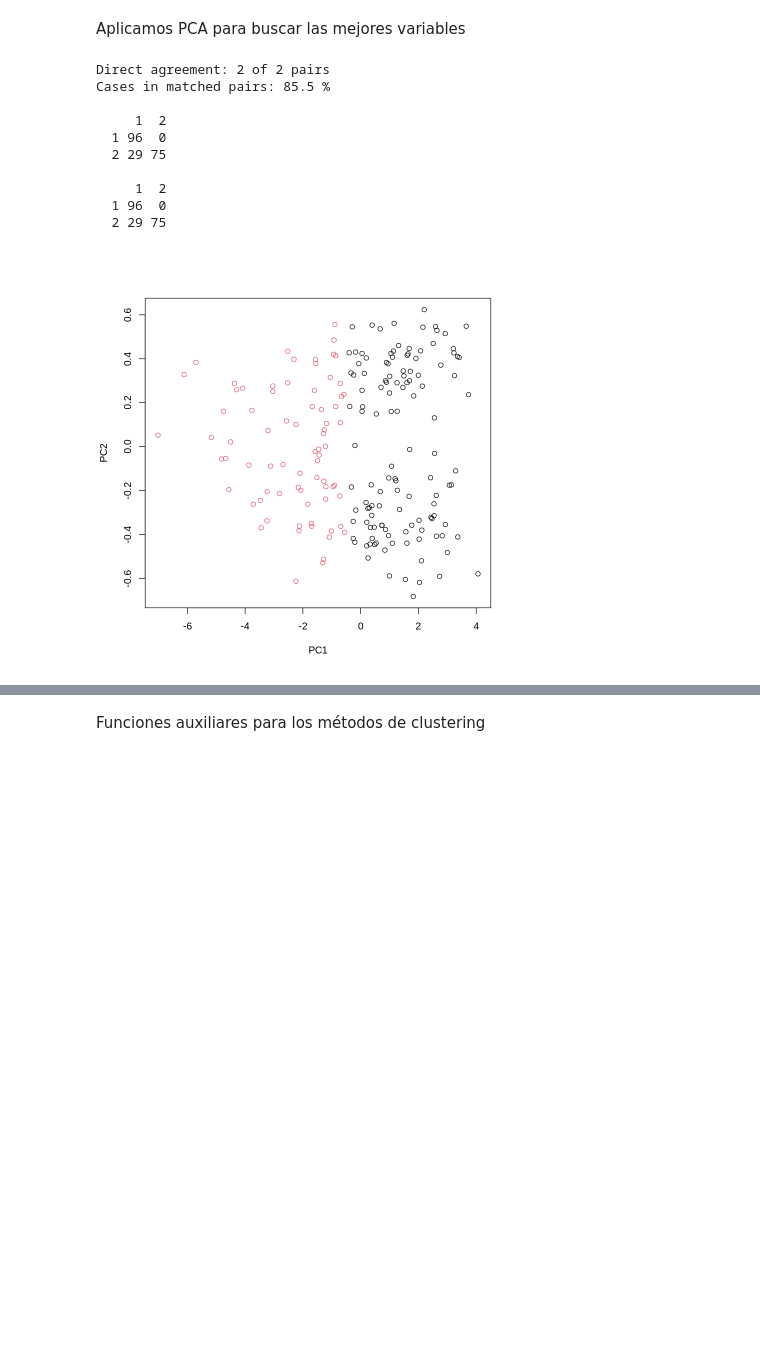
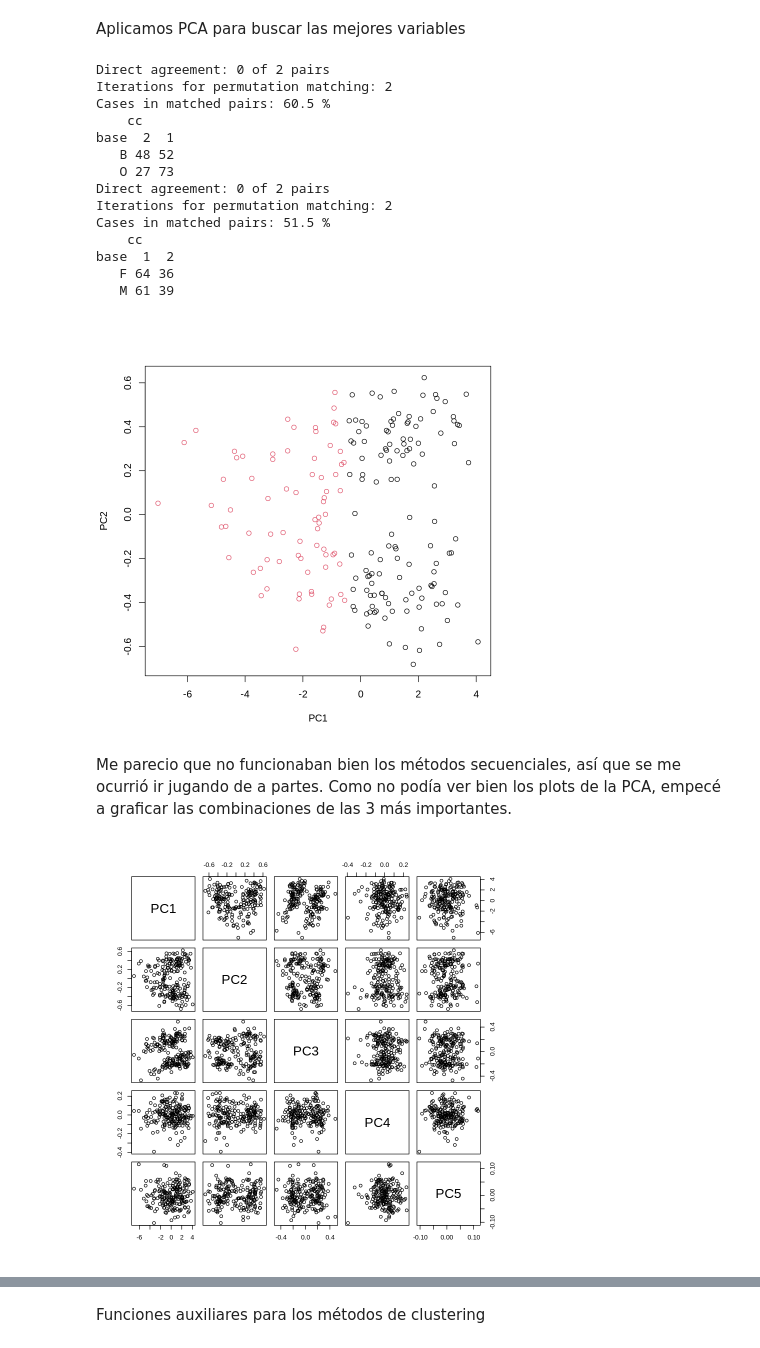
Before and after one commit to AgustinGurvich/TMD, a Jupyter notebook: TMD_TP3.ipynb, the cells around one changed output, grey strips where cells are left out. Cells and saved outputs as stored; diff of their text form; code cells hidden in the pictures; blank space fills up the shorter version.

```diff
--- a/TMD_TP3.ipynb
+++ b/TMD_TP3.ipynb
@@ -86,16 +108,27 @@ Aplicamos PCA para buscar las mejores variables
 crabs.vars.log.pca <- prcomp(crabs.vars.log.scale)
 cc <- kmeans(crabs.vars.log.pca$x,cent=2)
 plot(crabs.vars.log.pca$x, col = cc$cluster)
-check.cluster(cc)
+check.cluster(crabs$sp,cc$cluster)
+check.cluster(crabs$sex,cc$cluster)
 # %% [output]
-Direct agreement: 2 of 2 pairs
-Cases in matched pairs: 85.5 %
-
-     1  2
-  1 96  0
-  2 29 75
-
-     1  2
-  1 96  0
-  2 29 75
+Direct agreement: 0 of 2 pairs
+Iterations for permutation matching: 2
+Cases in matched pairs: 60.5 %
+    cc
+base  2  1
+   B 48 52
+   O 27 73
+Direct agreement: 0 of 2 pairs
+Iterations for permutation matching: 2
+Cases in matched pairs: 51.5 %
+    cc
+base  1  2
+   F 64 36
+   M 61 39
 [figure]
+# %% [markdown]
+Me parecio que no funcionaban bien los métodos secuenciales, así que se me ocurrió ir jugando de a partes. Como no podía ver bien los plots de la PCA, empecé a graficar las combinaciones de las 3 más importantes.
+# %%
+pairs(crabs.vars.log.pca$x)
+# %% [output]
+[figure, added]
```
Also changed, not shown: parts of 30 cells of this notebook.
